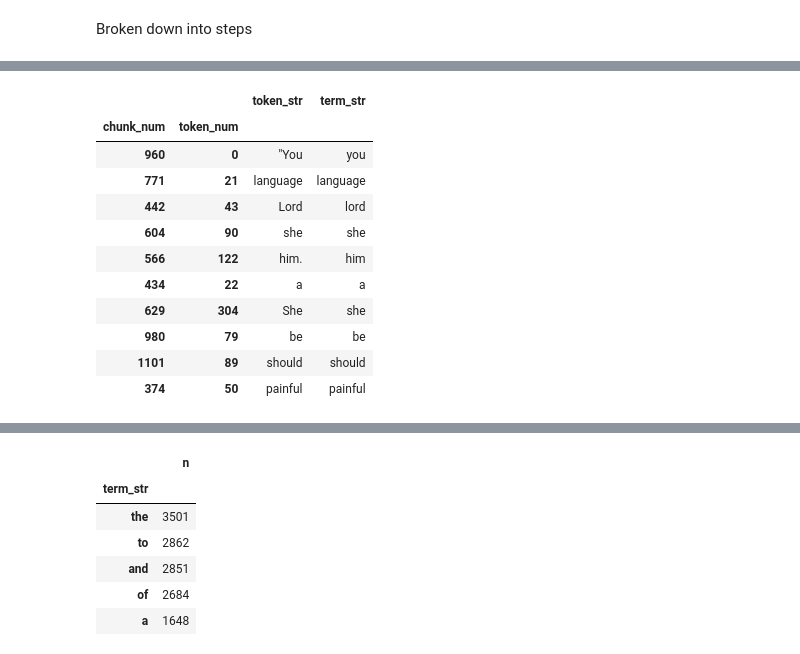
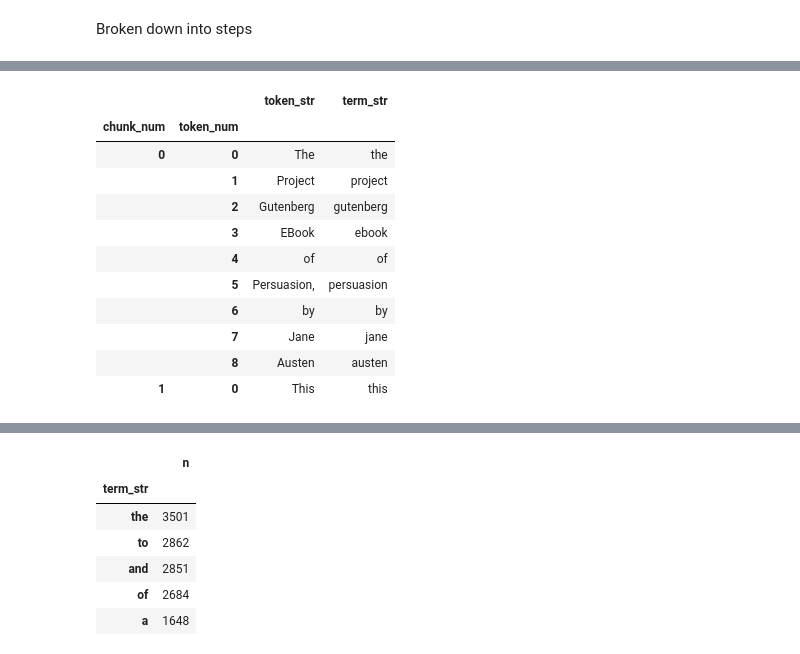
Before and after one commit to ontoligent/DS5001-PUB, a Jupyter notebook: m01-01-first-foray.ipynb, the cells around one changed output, grey strips where cells are left out. Cells and saved outputs as stored; diff of their text form; code cells hidden in the pictures.

```diff
--- a/m01-01-first-foray.ipynb
+++ b/m01-01-first-foray.ipynb
@@ -257,17 +288,17 @@ TOKEN.iloc[100:120]
 # %%
 TOKEN['term_str'] = TOKEN.token_str.str.replace(r'\W+', '', regex=True).str.lower()
 # %%
-TOKEN.sample(10)
+TOKEN.head(10)
 # %% [output]
 |  |  | token_str | term_str |
 | chunk_num | token_num |  |  |
-| 960 | 0 | "You | you |
-| 771 | 21 | language | language |
-| 442 | 43 | Lord | lord |
-| 604 | 90 | she | she |
-| 566 | 122 | him. | him |
-| 434 | 22 | a | a |
-| 629 | 304 | She | she |
-| 980 | 79 | be | be |
-| 1101 | 89 | should | should |
-| 374 | 50 | painful | painful |
+| 0 | 0 | The | the |
+|  | 1 | Project | project |
+|  | 2 | Gutenberg | gutenberg |
+|  | 3 | EBook | ebook |
+|  | 4 | of | of |
+|  | 5 | Persuasion, | persuasion |
+|  | 6 | by | by |
+|  | 7 | Jane | jane |
+|  | 8 | Austen | austen |
+| 1 | 0 | This | this |
```
Also changed, not shown: parts of 52 cells of this notebook.
